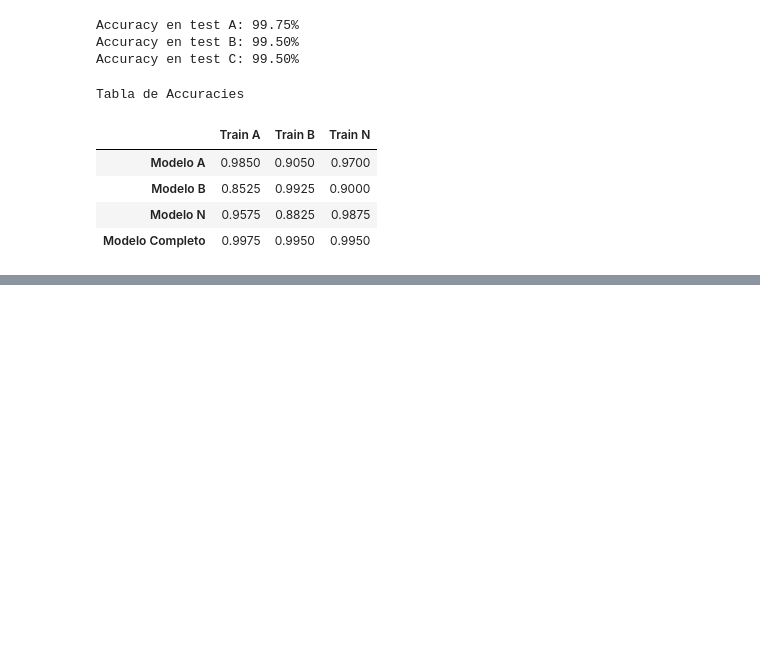
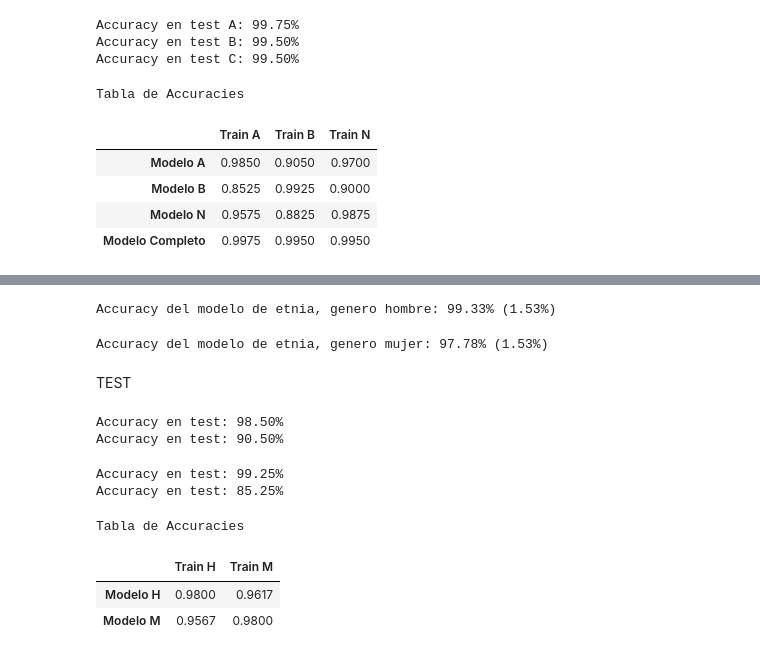
Before and after one commit to Arkh3/master-biometrica, a Jupyter notebook: face_recognition.ipynb, the cells around one changed output, grey strips where cells are left out. Saved outputs shown, nothing was run; the diff lists cells and outputs as text; code cells hidden in the pictures; blank space fills up the shorter version.

```diff
--- a/face_recognition.ipynb
+++ b/face_recognition.ipynb
@@ -246,11 +242,11 @@ def gender_model():
     return model
 
 
-def entrenamiento(X_train, y_train, epocas):
+def entrenamiento(X_train, y_train, epocas=10, n_splits=10):
     # Crear el clasificador Keras
     estimator = KerasClassifier(build_fn=gender_model, epochs=epocas, batch_size=5, verbose=0)
     # Validación cruzada con 10 folds
-    kfold = KFold(n_splits=10, shuffle=True, random_state=42)
+    kfold = KFold(n_splits=n_splits, shuffle=True, random_state=42)
     results= cross_val_score(estimator, X_train, y_train, cv=kfold, verbose=0)
     return estimator, results
 # %% [markdown]
@@ -446,0 +497,72 @@ Tabla de Accuracies
+# %%
+grupos_filtrados = ['HA4K_120', 'HB4K_120', 'HN4K_120']
+embeddings_db_H = {k: v for k, v in embeddings_db_demographic_500.items() if k in grupos_filtrados}
+X_train_H, X_test_H, y_train_H, y_test_H = get_X_y_etnias(embeddings_db_H)
+
+estimator_H, results_H = entrenamiento_etnias(X_train_H, y_train_H, epocas, n_splits=5)
+print("Accuracy del modelo de etnia, genero hombre: %.2f%% (%.2f%%)" % (results_H.mean()*100, results_A.std()*100))
+# %% [output]
+Accuracy del modelo de etnia, genero hombre: 99.33% (1.53%)
+# %%
+grupos_filtrados = ['MA4K_120', 'MB4K_120', 'MN4K_120']
+embeddings_db_M = {k: v for k, v in embeddings_db_demographic_500.items() if k in grupos_filtrados}
+X_train_M, X_test_M, y_train_M, y_test_M = get_X_y_etnias(embeddings_db_M)
+
+estimator_M, results_M = entrenamiento_etnias(X_train_M, y_train_M, epocas, n_splits=5)
+print("Accuracy del modelo de etnia, genero mujer: %.2f%% (%.2f%%)" % (results_M.mean()*100, results_A.std()*100))
+# %% [output]
+Accuracy del modelo de etnia, genero mujer: 97.78% (1.53%)
+# %% [markdown]
+TEST
+# %%
+# Entrenar modelo en el conjunto de entrenamiento completo
+estimator_H.fit(X_train_H, y_train_H)
+
+test_accuracy_HH = estimator_H.score(X_test_H, y_test_H)
+print("Accuracy en test: %.2f%%" % (test_accuracy_AA * 100))
+
+test_accuracy_HM = estimator_H.score(X_test_M, y_test_M)
+print("Accuracy en test: %.2f%%" % (test_accuracy_AB * 100))
+# %% [output]
+Accuracy en test: 98.50%
+Accuracy en test: 90.50%
+# %%
+estimator_M.fit(X_train_M, y_train_M)
+
+test_accuracy_MM = estimator_M.score(X_test_M, y_test_M)
+print("Accuracy en test: %.2f%%" % (test_accuracy_BB * 100))
+
+test_accuracy_MH = estimator_M.score(X_test_H, y_test_H)
+print("Accuracy en test: %.2f%%" % (test_accuracy_BA * 100))
+# %% [output]
+Accuracy en test: 99.25%
+Accuracy en test: 85.25%
+# %%
+# tabla de 3x3 con las acuracies
+valores_etnias = [
+    [test_accuracy_HH, test_accuracy_HM],  # Fila Modelo H
+    [test_accuracy_MH, test_accuracy_MM]   # Fila Modelo M
+]
+
+
+df = pd.DataFrame(valores_etnias, index=["Modelo H", "Modelo M"], columns=["Train H", "Train M"])
+
+
+df_styled = df.style.background_gradient(cmap='Blues', low=0.1, high=0.2).set_caption("Tabla de Accuracies").format("{:.4f}").set_table_styles([{
+                        'selector': 'table',
+                        'props': [('font-size', '20px'), ('width', '100%')]
+                    }, {
+                        'selector': 'th',
+                        'props': [('font-size', '20px'), ('text-align', 'center')]
+                    }, {
+                        'selector': 'td',
+                        'props': [('font-size', '16px'), ('text-align', 'center')]
+                    }])
+
+
+df_styled
+# %% [output]
+Tabla de Accuracies
+|  | Train H | Train M |
+| Modelo H | 0.9800 | 0.9617 |
+| Modelo M | 0.9567 | 0.9800 |
```
Also changed, not shown: parts of 3 cells of this notebook.
